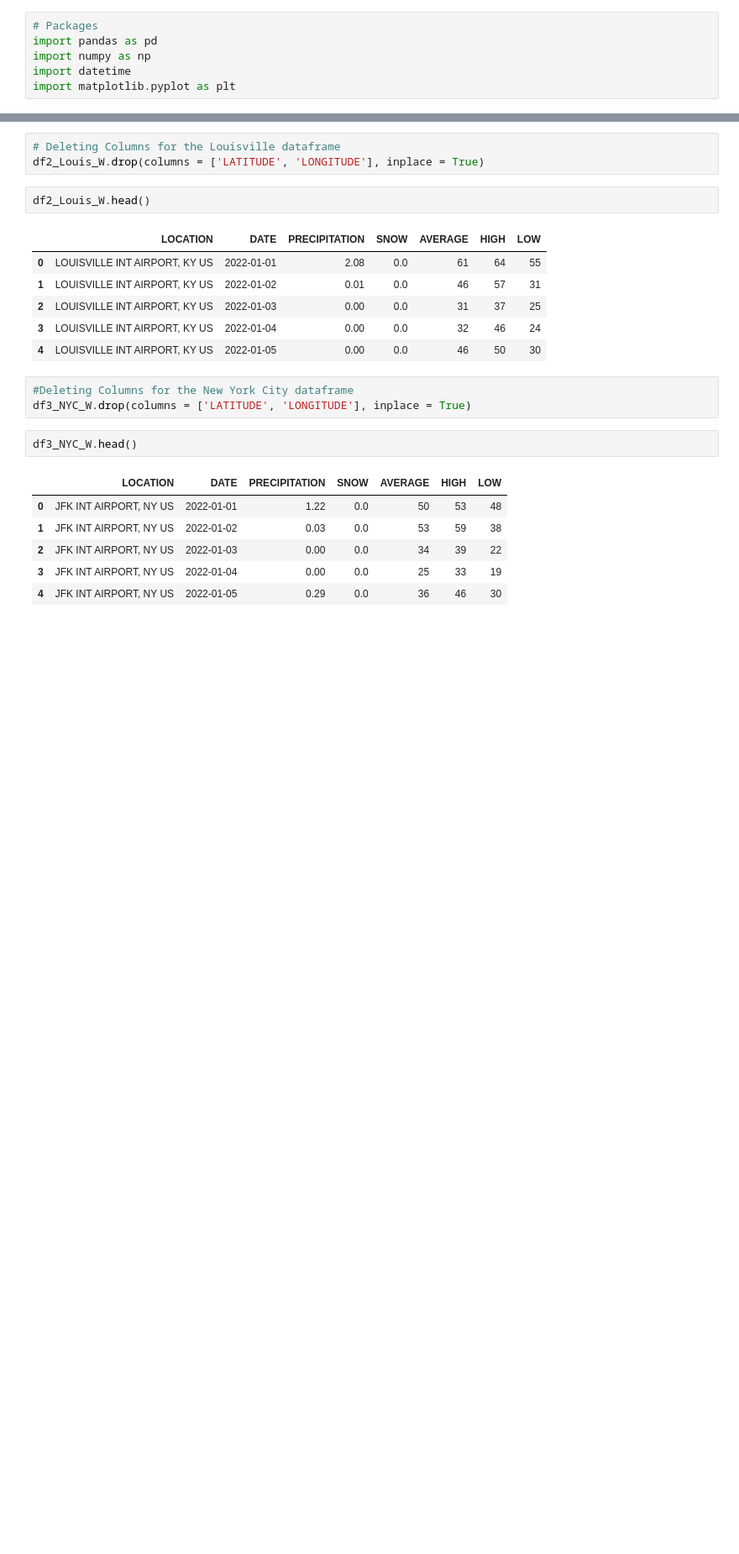
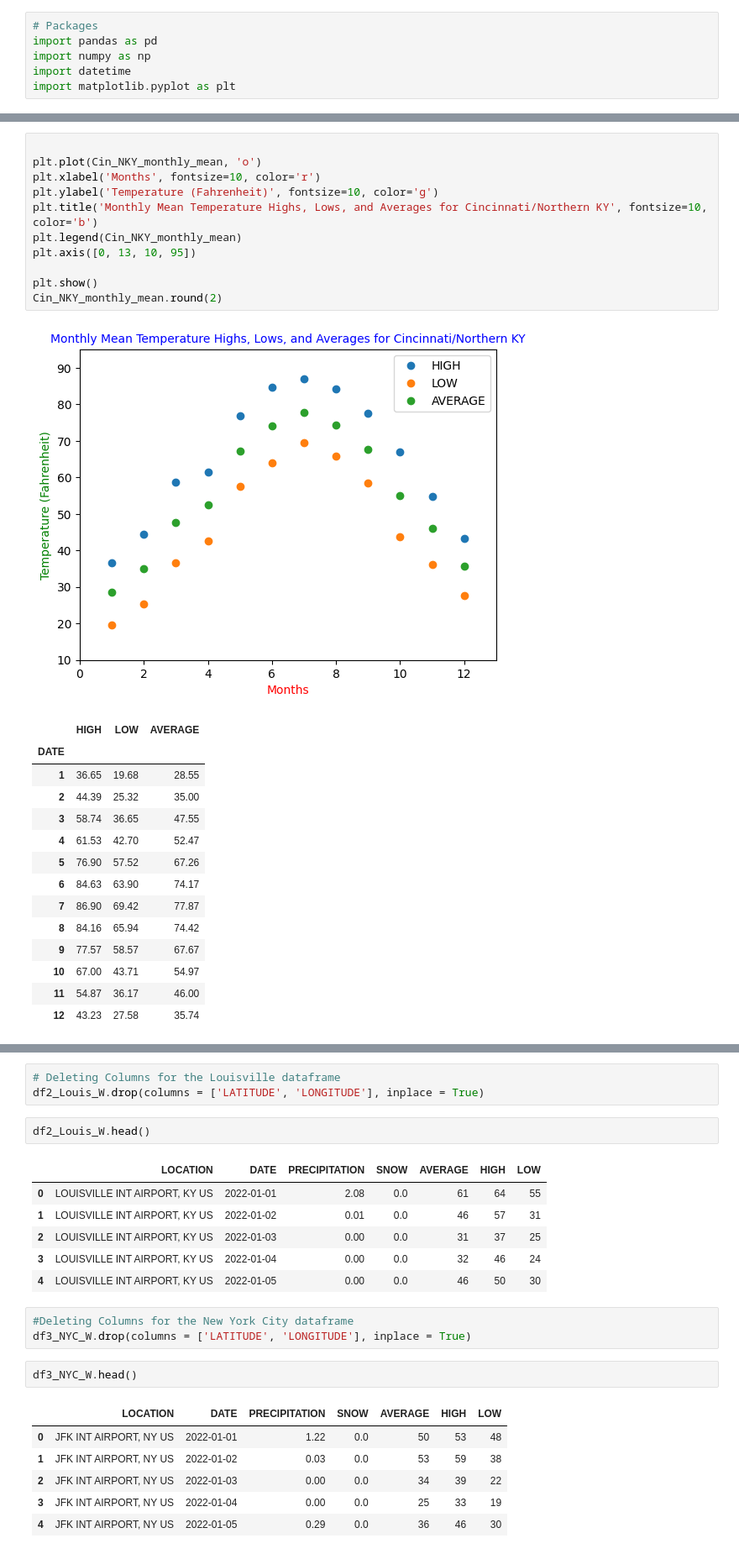
Before and after one commit to BerisDizdar/City_Weather_Comparison, a Jupyter notebook: City_Weather_Comparison.ipynb, the cells around one changed output, grey strips where cells are left out. Shown at 84% size. Saved outputs shown, nothing was run; the diff lists cells and outputs as text; blank space fills up the shorter version.

```diff
--- a/City_Weather_Comparison.ipynb
+++ b/City_Weather_Comparison.ipynb
@@ -108,0 +86,27 @@ df1_Cin_NKY_W.head()
+# %%
+
+plt.plot(Cin_NKY_monthly_mean, 'o')
+plt.xlabel('Months', fontsize=10, color='r')
+plt.ylabel('Temperature (Fahrenheit)', fontsize=10, color='g')
+plt.title('Monthly Mean Temperature Highs, Lows, and Averages for Cincinnati/Northern KY', fontsize=10, color='b')
+plt.legend(Cin_NKY_monthly_mean)
+plt.axis([0, 13, 10, 95])
+
+plt.show()
+Cin_NKY_monthly_mean.round(2)
+# %% [output]
+[figure, added]
+|  | HIGH | LOW | AVERAGE |
+| DATE |  |  |  |
+| 1 | 36.65 | 19.68 | 28.55 |
+| 2 | 44.39 | 25.32 | 35.00 |
+| 3 | 58.74 | 36.65 | 47.55 |
+| 4 | 61.53 | 42.70 | 52.47 |
+| 5 | 76.90 | 57.52 | 67.26 |
+| 6 | 84.63 | 63.90 | 74.17 |
+| 7 | 86.90 | 69.42 | 77.87 |
+| 8 | 84.16 | 65.94 | 74.42 |
+| 9 | 77.57 | 58.57 | 67.67 |
+| 10 | 67.00 | 43.71 | 54.97 |
+| 11 | 54.87 | 36.17 | 46.00 |
+| 12 | 43.23 | 27.58 | 35.74 |
```
Also changed, not shown: parts of 12 cells of this notebook, 3 other files.
